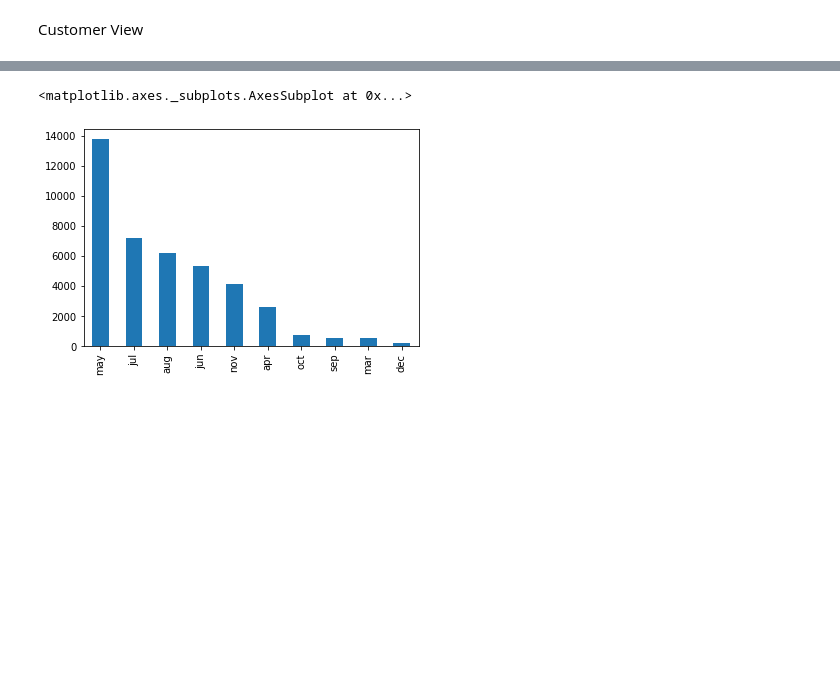
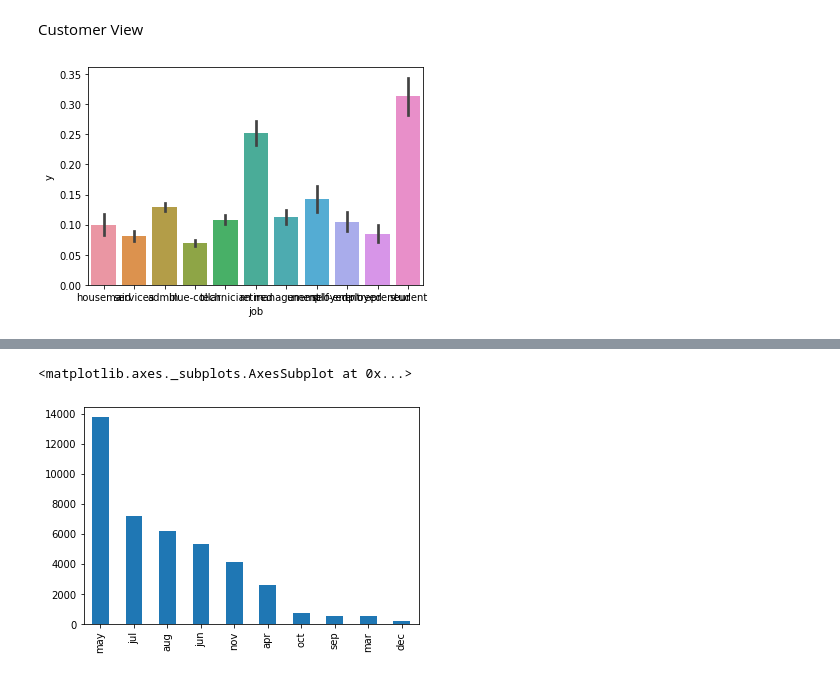
Before and after one commit to gouzmi/Bank-Telemarketing, a Jupyter notebook: Analyse.ipynb, the cells around one changed output, grey strips where cells are left out. Cells and saved outputs as stored; diff of their text form; code cells hidden in the pictures; blank space fills up the shorter version.

```diff
--- a/Analyse.ipynb
+++ b/Analyse.ipynb
@@ -179,2 +196,7 @@ df_mod['age'].hist()
 # %% [markdown]
 Customer View
+# %%
+
+ax = sns.barplot(x="job", y="y", data=df_mod)
+# %% [output]
+[figure, added]
```
Also changed, not shown: parts of 10 cells of this notebook.
